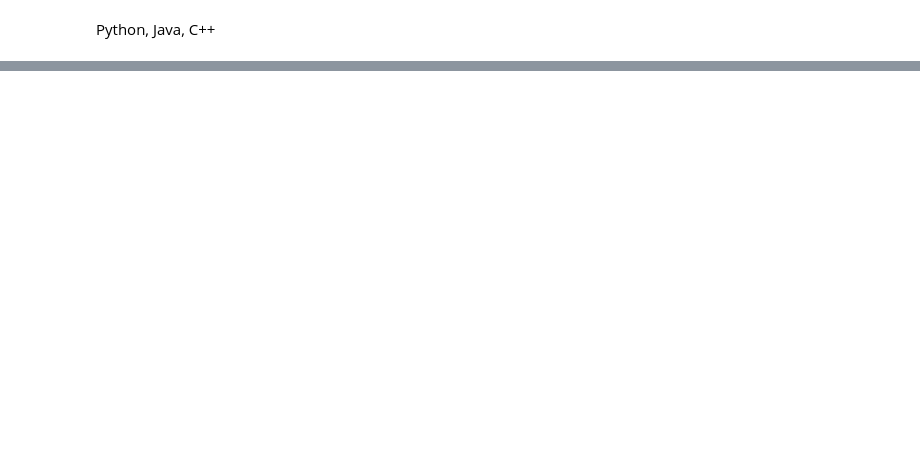
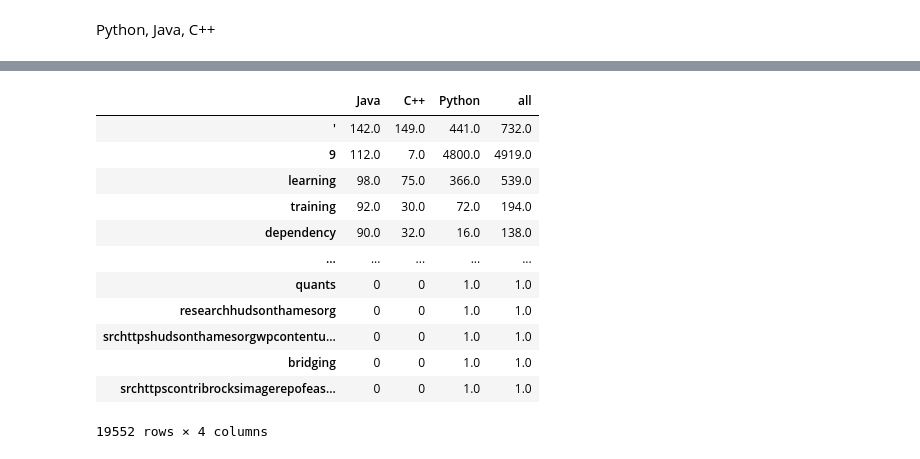
Before and after one commit to brandyn-oliver-jesse-nlp/github-readme-languages, a Jupyter notebook: explore_jesse.ipynb, the cells around one changed output, grey strips where cells are left out. Saved outputs shown, nothing was run; the diff lists cells and outputs as text; code cells hidden in the pictures; blank space fills up the shorter version.

```diff
--- a/explore_jesse.ipynb
+++ b/explore_jesse.ipynb
@@ -71,6 +133,22 @@ def generate_word_count_df(all_words_df):
     return all_words_df
 # %%
 word_counts = generate_word_count_df(all_words_df)
+# %%
+word_counts
+# %% [output]
+|  | Java | C++ | Python | all |
+| ' | 142.0 | 149.0 | 441.0 | 732.0 |
+| 9 | 112.0 | 7.0 | 4800.0 | 4919.0 |
+| learning | 98.0 | 75.0 | 366.0 | 539.0 |
+| training | 92.0 | 30.0 | 72.0 | 194.0 |
+| dependency | 90.0 | 32.0 | 16.0 | 138.0 |
+| ... | ... | ... | ... | ... |
+| quants | 0 | 0 | 1.0 | 1.0 |
+| researchhudsonthamesorg | 0 | 0 | 1.0 | 1.0 |
+| srchttpshudsonthamesorgwpcontentu... | 0 | 0 | 1.0 | 1.0 |
+| bridging | 0 | 0 | 1.0 | 1.0 |
+| srchttpscontribrocksimagerepofeas... | 0 | 0 | 1.0 | 1.0 |
+19552 rows × 4 columns
 # %%
 def plot_bigrams(df, category):
     """ Accepts all words dataframe and outputs plots of top 20 bigrams and wordcloud """
```
Also changed, not shown: parts of 21 cells of this notebook.
